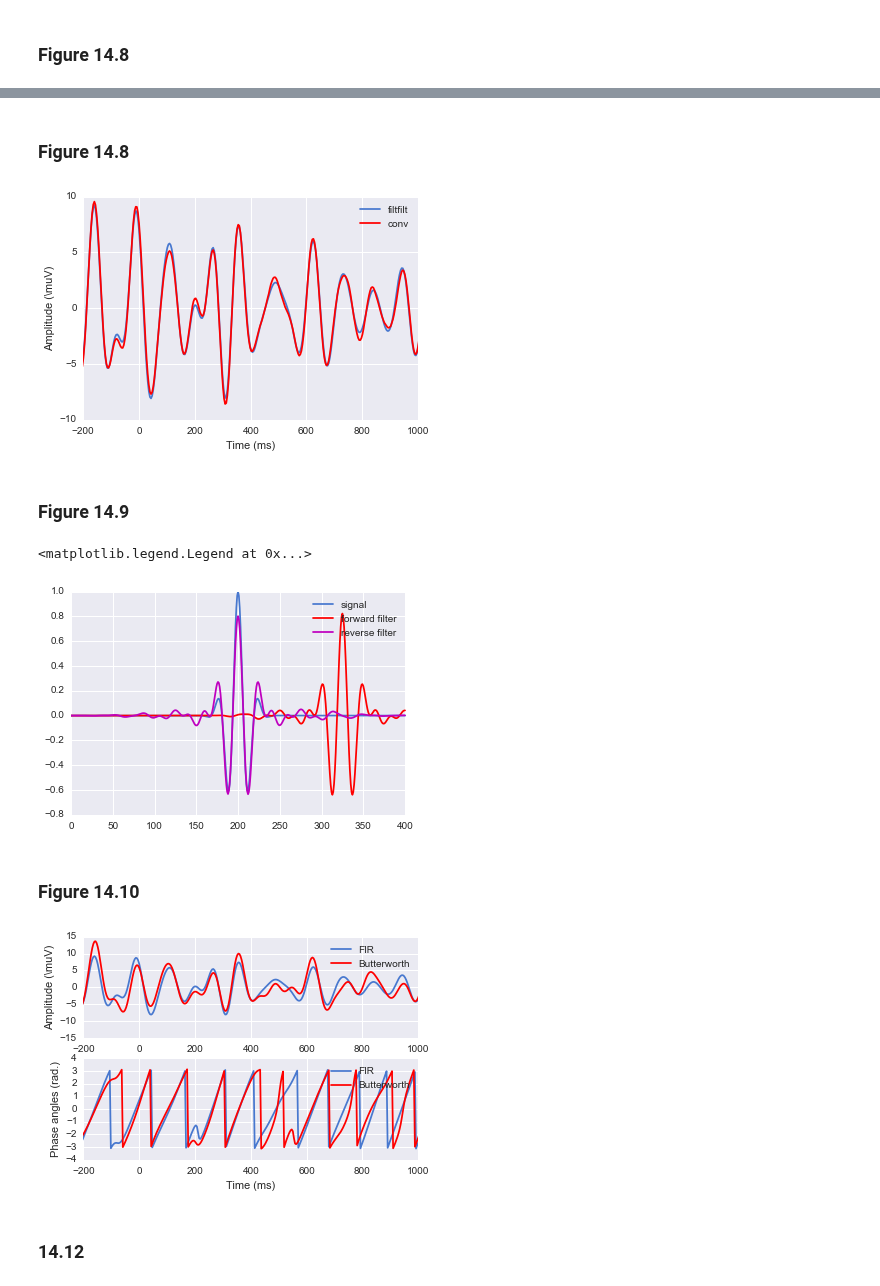
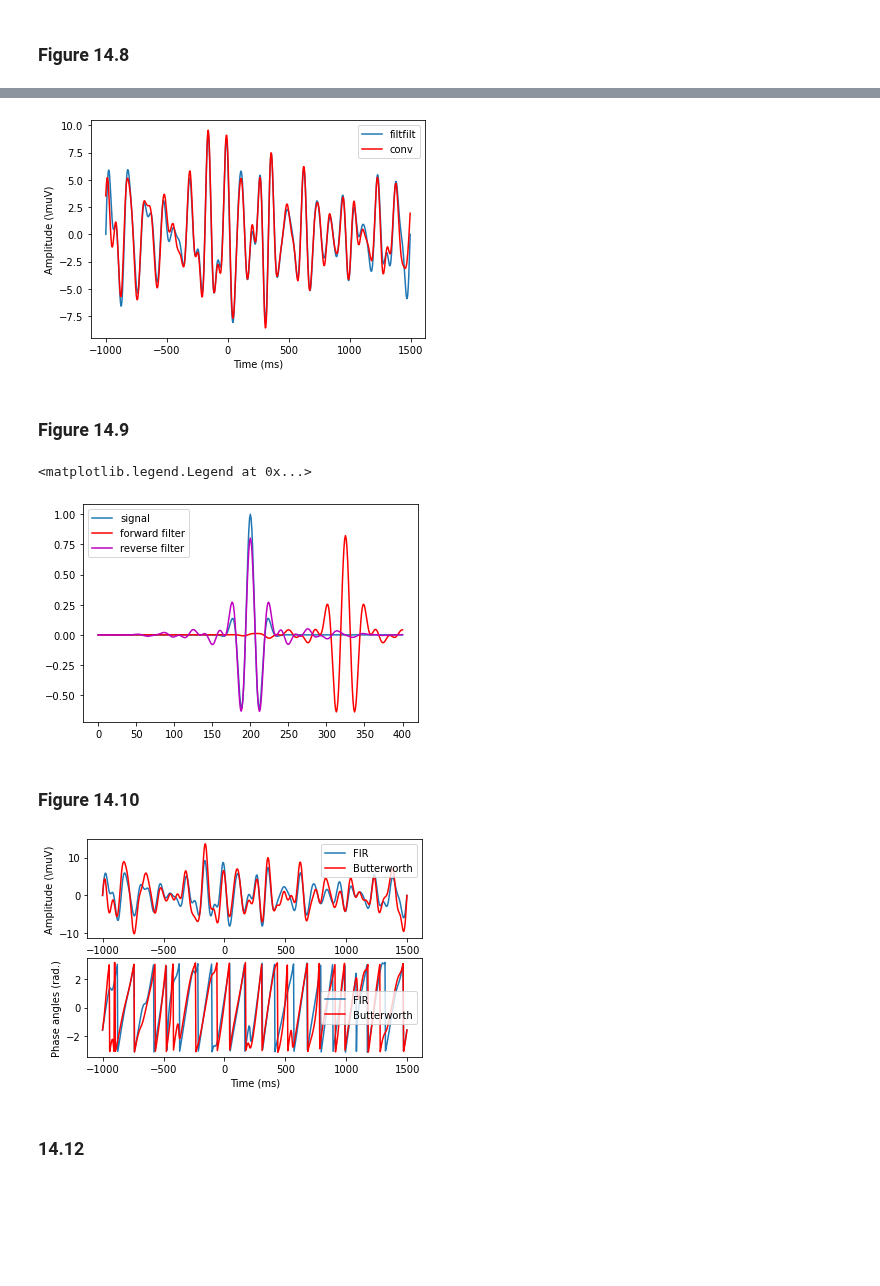
Before and after one commit to lyndond/Analyzing_Neural_Time_Series, a Jupyter notebook: chapter14.ipynb, the cells around one changed output, grey strips where cells are left out. Drawn from its saved outputs; the diff is of its cells as text; code cells hidden in the pictures; blank space fills up the shorter version.

```diff
--- a/chapter14.ipynb
+++ b/chapter14.ipynb
@@ -21,5 +16 @@ Import optional seaborn library for prettier plots.
-# %%
-import seaborn as sns
-sns.set_palette('muted')
-sns.set_style('darkgrid')
 # %% [markdown]
@@ -501,5 +481,3 @@ clim([0,1])
-# %% [markdown]
-### Figure 14.8
 # %%
 
 center_freq   = 10.
@@ -513,58 +491,58 @@ ffrequencies  = np.array([ 0,
                           nyquist ])/nyquist
 
 data2filter   = np.squeeze(EEGdata[46,:,0])
-filterweights = firls(200,ffrequencies,idealresponse) # recompute without z-scoring
+filterweights = firls(201,ffrequencies,idealresponse) # recompute without z-scoring
 
 filter_result = sig.filtfilt(filterweights,1,data2filter)
 convol_result = np.convolve(data2filter,filterweights,'same')# could also use ifft(fft(data2filter...
 
 
-plot(EEGtimes,filter_result)
-plot(EEGtimes,convol_result,'r')
-setp(gca(),'xlim',[-200, 1000]) # zoom-in
-xlabel('Time (ms)'), ylabel('Amplitude (\muV)')
-_=legend(['filtfilt','conv'])
+plt.plot(EEGtimes,filter_result)
+plt.plot(EEGtimes,convol_result,'r')
+# plt.setp(gca(),'xlim',[-200, 1000]) # zoom-in
+plt.xlabel('Time (ms)'), plt.ylabel('Amplitude (\muV)')
+_=plt.legend(['filtfilt','conv'])
 # %% [output]
-[figure, old version]
+[figure, new version]
 # %% [markdown]
 ### Figure 14.9
 # %%
 
 center_freq = 10 # in Hz
 nyquist     = EEGsrate/2.;
 
 # create short sine wave
 time    = np.arange(-2000./EEGsrate/10.,2000./EEGsrate/10. + 1/EEGsrate,1/EEGsrate)
 wavelet = cos(2*pi*center_freq*time) * exp(-time**2/(2*(3/(2*pi*center_freq))**2));
 
 
 freqspread = 4. # Hz +/- the center frequency
 transwid   = .10
 
 # construct filter kernels
 ffrequencies  = np.array([ 0 ,
                  (1-transwid)*(center_freq-freqspread),
                  (center_freq-freqspread) ,
                  (center_freq+freqspread),
                  (1+transwid)*(center_freq+freqspread),
                  nyquist ])/nyquist;
 idealresponse = np.array([ 0 ,0 ,1, 1, 0, 0 ])
-filterweights = firls(250,ffrequencies,idealresponse);
+filterweights = firls(251,ffrequencies,idealresponse);
 
 
 forward_filt = sig.lfilter(filterweights,1,wavelet)
 reverse_filt = sig.lfilter(filterweights,1,forward_filt[::-1])
 final_filt_result = reverse_filt[::-1] # must reverse time again!
 
-plot(wavelet)
-plot(forward_filt,'r')
-plot(reverse_filt,'m')
+plt.plot(wavelet)
+plt.plot(forward_filt,'r')
+plt.plot(reverse_filt,'m')
 
-setp(gca(),'xlim',[0, len(wavelet)])
-legend(['signal','forward filter','reverse filter'])
+# plt.setp(gca(),'xlim',[0, len(wavelet)])
+plt.legend(['signal','forward filter','reverse filter'])
 # %% [output]
 <matplotlib.legend.Legend at 0x...>
-[figure, old version]
+[figure, new version]
 # %% [markdown]
 ### Figure 14.10
 # %%
@@ -574,24 +552,24 @@ butterB,butterA = sig.butter(4,np.array([(center_freq-filter_frequency_spread),
 butter_filter = sig.filtfilt(butterB,butterA,data2filter,padlen=150);
 
 
-subplot(211)
+plt.subplot(211)
 
 #plot real part of the filtered signal
-plot(EEGtimes,filter_result)
-plot(EEGtimes,butter_filter,'r')
-setp(gca(),'xlim',[-200, 1000])
-xlabel('Time (ms)'), ylabel('Amplitude (\muV)');
-legend(['FIR','Butterworth'])
+plt.plot(EEGtimes,filter_result)
+plt.plot(EEGtimes,butter_filter,'r')
+# plt.setp(gca(),'xlim',[-200, 1000])
+plt.xlabel('Time (ms)'), plt.ylabel('Amplitude (\muV)');
+plt.legend(['FIR','Butterworth'])
 
 # now plot phases
-subplot(212)
-plot(EEGtimes,angle(hilbert(filter_result)))
-plot(EEGtimes,angle(hilbert(butter_filter)),'r')
-setp(gca(),'xlim',[-200, 1000])
-xlabel('Time (ms)'), ylabel('Phase angles (rad.)');
-_=legend(['FIR','Butterworth'])
+plt.subplot(212)
+plt.plot(EEGtimes,angle(hilbert(filter_result)))
+plt.plot(EEGtimes,angle(hilbert(butter_filter)),'r')
+# plt.setp(gca(),'xlim',[-200, 1000])
+plt.xlabel('Time (ms)'), plt.ylabel('Phase angles (rad.)');
+_=plt.legend(['FIR','Butterworth'])
 # %% [output]
-[figure, old version]
+[figure, new version]
 # %% [markdown]
 ### 14.12
 # %%
```
Also changed, not shown: parts of 24 cells of this notebook, 2 other files.
